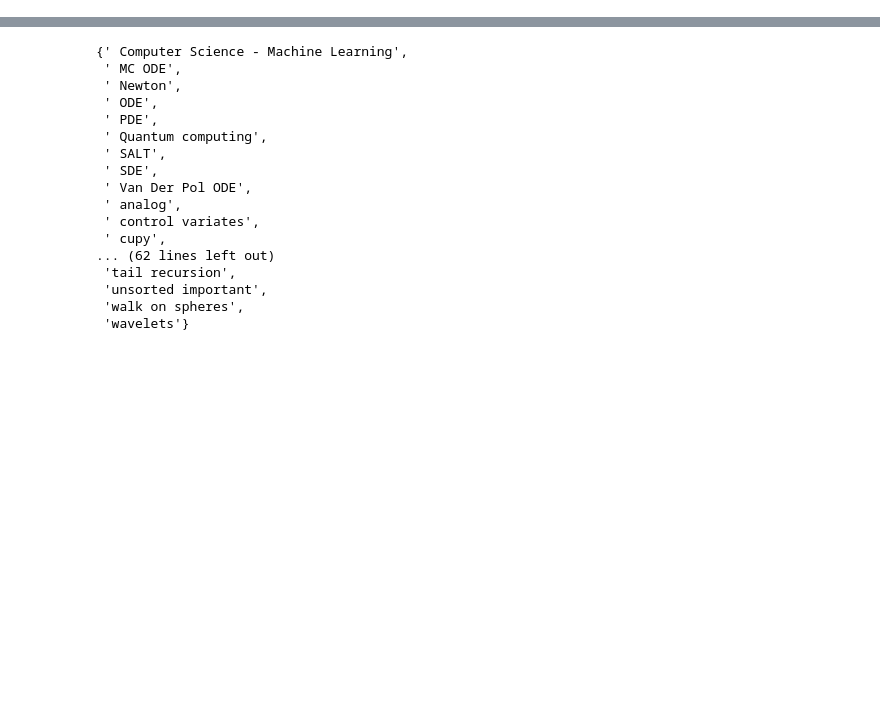
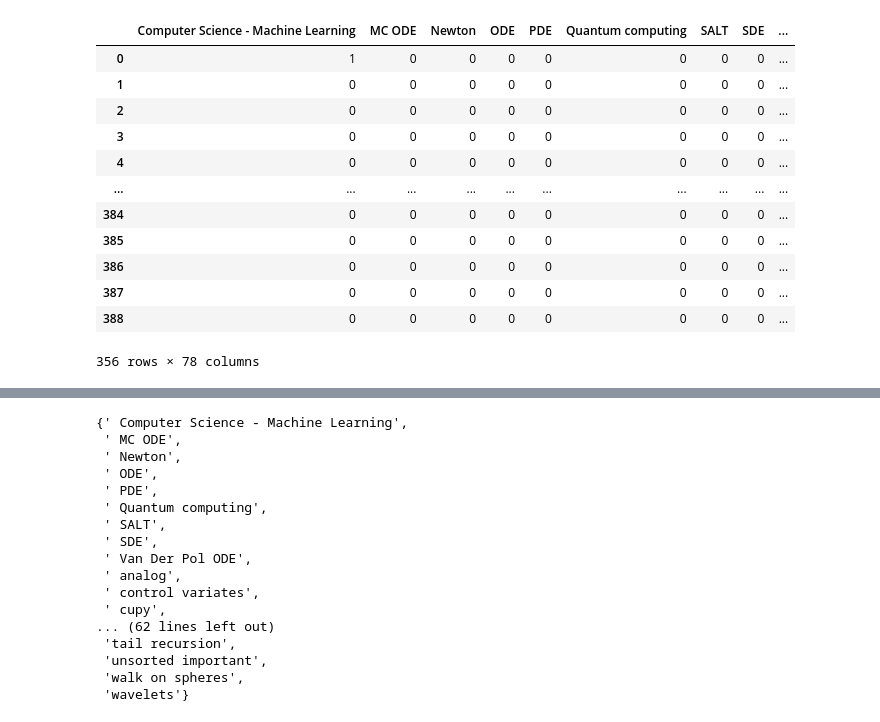
Before and after one commit to ISIPINK/Browsing-Data-Sets, a Jupyter notebook: specter/specter_test.ipynb, the cells around one changed output, grey strips where cells are left out. Saved outputs shown, nothing was run; the diff lists cells and outputs as text; code cells hidden in the pictures; blank space fills up the shorter version.

```diff
--- a/specter/specter_test.ipynb
+++ b/specter/specter_test.ipynb
@@ -130,3 +149,19 @@ app = pn.Row(app, search)
+# %%
+df["ManualTags"].str.get_dummies(";")
+# %% [output]
+|  | Computer Science - Machine Learning | MC ODE | Newton | ODE | PDE | Quantum computing | SALT | SDE | ... |
+| 0 | 1 | 0 | 0 | 0 | 0 | 0 | 0 | 0 | ... |
+| 1 | 0 | 0 | 0 | 0 | 0 | 0 | 0 | 0 | ... |
+| 2 | 0 | 0 | 0 | 0 | 0 | 0 | 0 | 0 | ... |
+| 3 | 0 | 0 | 0 | 0 | 0 | 0 | 0 | 0 | ... |
+| 4 | 0 | 0 | 0 | 0 | 0 | 0 | 0 | 0 | ... |
+| ... | ... | ... | ... | ... | ... | ... | ... | ... | ... |
+| 384 | 0 | 0 | 0 | 0 | 0 | 0 | 0 | 0 | ... |
+| 385 | 0 | 0 | 0 | 0 | 0 | 0 | 0 | 0 | ... |
+| 386 | 0 | 0 | 0 | 0 | 0 | 0 | 0 | 0 | ... |
+| 387 | 0 | 0 | 0 | 0 | 0 | 0 | 0 | 0 | ... |
+| 388 | 0 | 0 | 0 | 0 | 0 | 0 | 0 | 0 | ... |
+356 rows × 78 columns
 # %%
 pn.serve(app)
 # %% [output]
```
Also changed, not shown: parts of 3 cells of this notebook.
